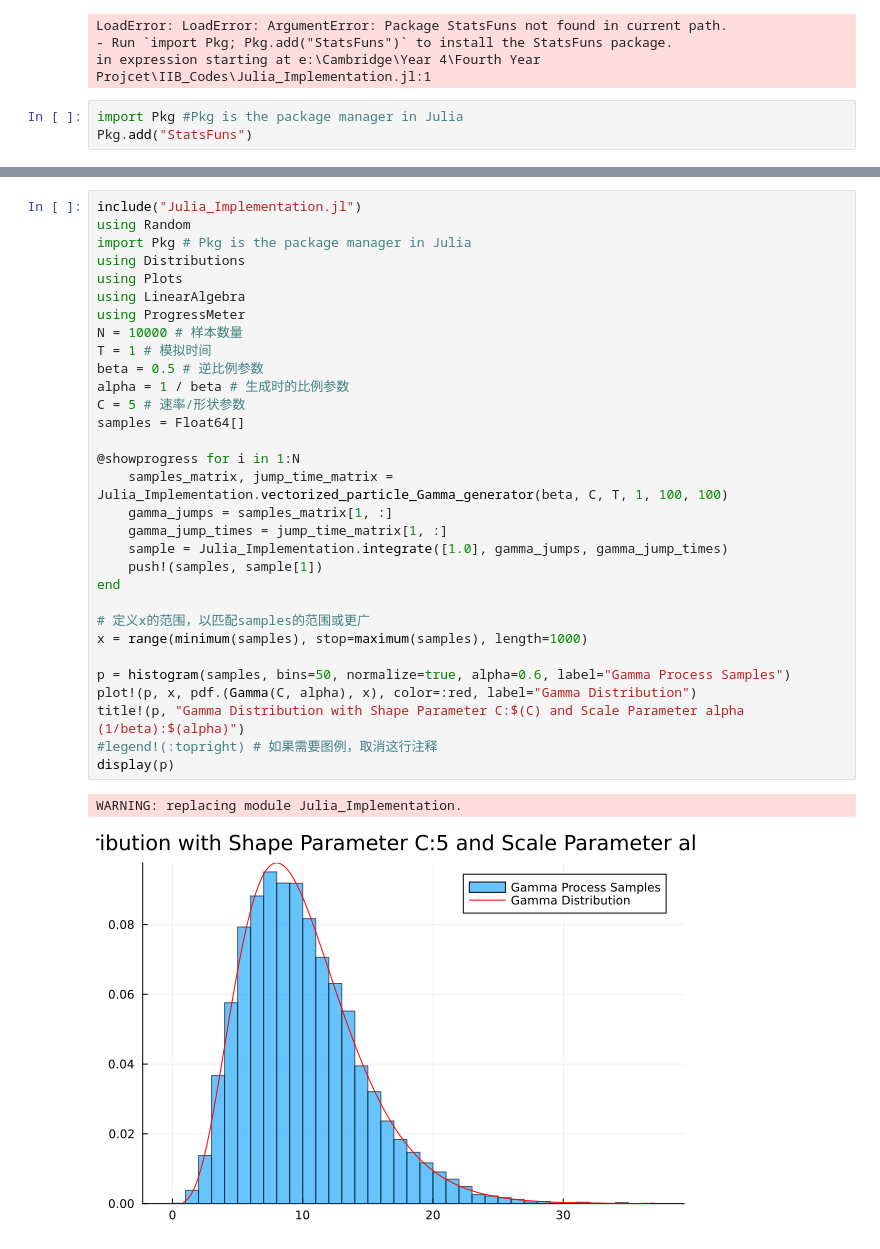
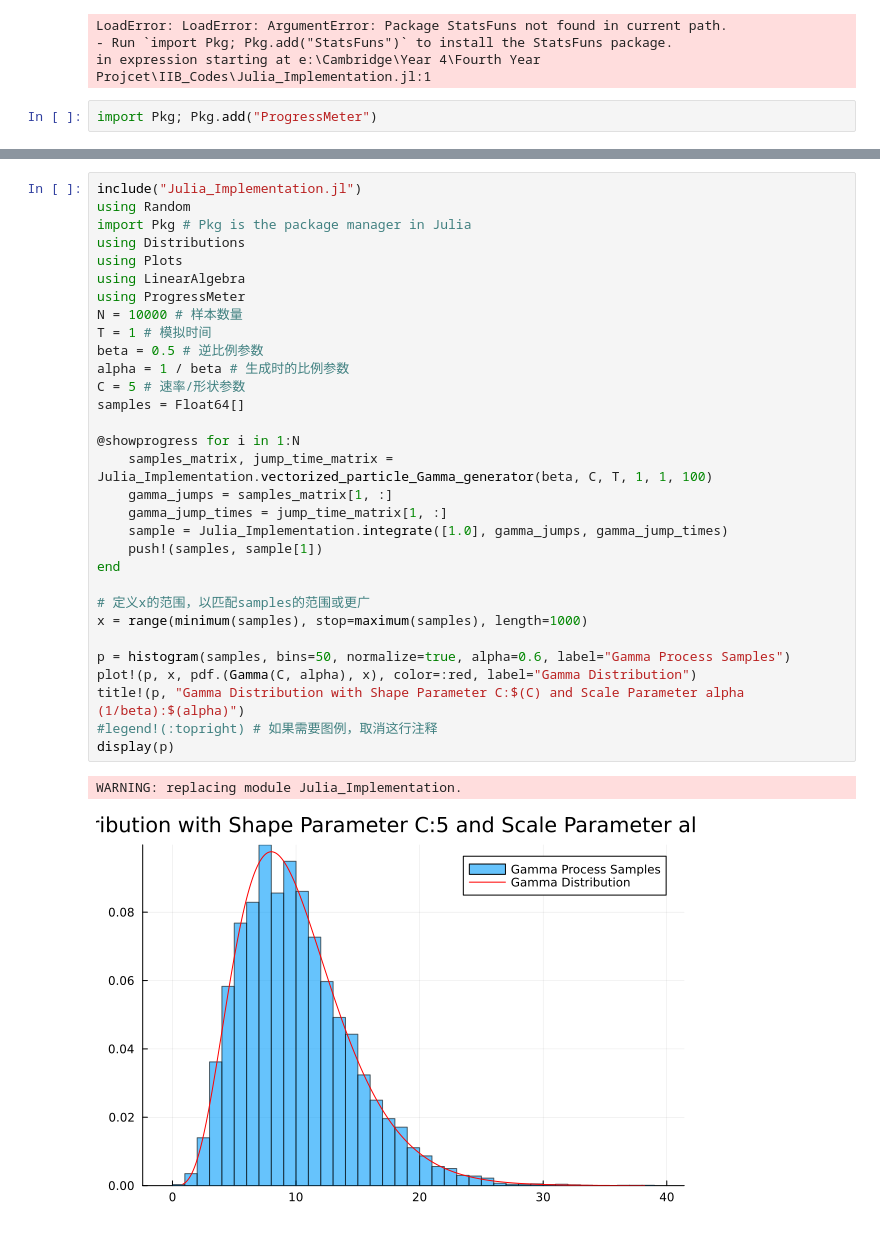
Before and after one commit to zhl24/IIB_Codes, a Jupyter notebook: Lent_Julia_Notebook.ipynb, the cells around one changed output, grey strips where cells are left out. Saved outputs shown, nothing was run; the diff lists cells and outputs as text.

Commit message:
julia_generator_update

```diff
--- a/Lent_Julia_Notebook.ipynb
+++ b/Lent_Julia_Notebook.ipynb
@@ -13,6 +13,5 @@ LoadError: LoadError: ArgumentError: Package StatsFuns not found in current path
 - Run `import Pkg; Pkg.add("StatsFuns")` to install the StatsFuns package.
 in expression starting at e:\Cambridge\Year 4\Fourth Year Projcet\IIB_Codes\Julia_Implementation.jl:1
 # %%
-import Pkg #Pkg is the package manager in Julia
-Pkg.add("StatsFuns")
+import Pkg; Pkg.add("ProgressMeter")
 # %% [output]
@@ -25,32 +33,32 @@ include("Julia_Implementation.jl")
 using Random
 import Pkg # Pkg is the package manager in Julia
 using Distributions
 using Plots
 using LinearAlgebra
 using ProgressMeter
 N = 10000 # 样本数量
 T = 1 # 模拟时间
 beta = 0.5 # 逆比例参数
 alpha = 1 / beta # 生成时的比例参数
 C = 5 # 速率/形状参数
 samples = Float64[]
 
 @showprogress for i in 1:N
-    samples_matrix, jump_time_matrix = Julia_Implementation.vectorized_particle_Gamma_generator(beta, C, T, 1, 100, 100)
+    samples_matrix, jump_time_matrix = Julia_Implementation.vectorized_particle_Gamma_generator(beta, C, T, 1, 1, 100)
     gamma_jumps = samples_matrix[1, :]
     gamma_jump_times = jump_time_matrix[1, :]
     sample = Julia_Implementation.integrate([1.0], gamma_jumps, gamma_jump_times)
     push!(samples, sample[1])
 end
 
 # 定义x的范围，以匹配samples的范围或更广
 x = range(minimum(samples), stop=maximum(samples), length=1000)
 
 p = histogram(samples, bins=50, normalize=true, alpha=0.6, label="Gamma Process Samples")
 plot!(p, x, pdf.(Gamma(C, alpha), x), color=:red, label="Gamma Distribution")
 title!(p, "Gamma Distribution with Shape Parameter C:$(C) and Scale Parameter alpha (1/beta):$(alpha)")
 #legend!(:topright) # 如果需要图例，取消这行注释
 display(p)
 # %% [output]
 WARNING: replacing module Julia_Implementation.
-[figure, old version]
+[figure, new version]
```
Also changed, not shown: parts of 11 cells of this notebook, 3 other files.
